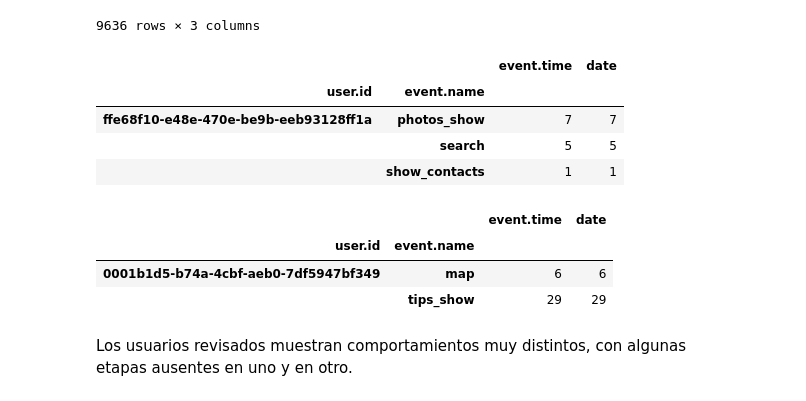
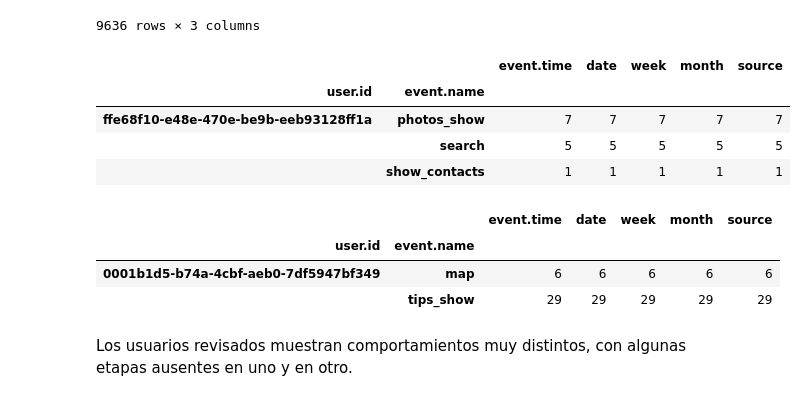
Before and after one commit to Alop89/integral_project, a Jupyter notebook: structuring/descomposicion.ipynb, the cells around one changed output. Saved outputs shown, nothing was run; the diff lists cells and outputs as text; code cells hidden in the pictures.

Commit message:
Se agregan datos de fuente de adquisición y calculos relacionados a primeras visitas

```diff
--- a/structuring/descomposicion.ipynb
+++ b/structuring/descomposicion.ipynb
@@ -86,8 +88,8 @@ dtype: int64
 # Cambio en el formato de datos de la columna 'event.time' y creación de columna 'date', tambíen se añaden columnas de semana y mes
 data['event.time'] = pd.to_datetime(data['event.time'], unit= 'ns')
 data['date'] = data['event.time'].dt.date
-data['week'] = data['event.time'].dt.to_period('W').dt.start_time
-data['month'] = data['event.time'].dt.to_period('M').dt.start_time
+data['week'] = data['event.time'].dt.isocalendar().week
+data['month'] = data['event.time'].dt.to_period('M').dt.month
 # %% [markdown]
 Se cambió el formato de la columna 'event.time' para que tuviera formato de fecha (conservando el tiempo) y se agregó una columna 'date' con la fecha de cada evento.
 # %%
@@ -128,6 +130,9 @@ Cantidad de datos nulos:
 userId    0
 source    0
 dtype: int64
+# %%
+# Se cambia el nombre de la columna 'userId' para que coincida con la columna 'user.id'
+source.columns = ['user.id', 'source']
 # %%
 # Fuentes
 source['source'].value_counts()
@@ -216,3 +195,10 @@ favorites_add     1417
 tips_click         814
 contacts_call      541
 Name: count, dtype: int64
+# %%
+# Union de la tabla de data con source para obtener datos de fuentes de donde provienen los usuarios
+
+user_source = pd.merge(data, source, on ='user.id', how ='inner')
+
+# Se comprueba la existencia de valores nulos
+user_source.isnull().sum()
@@ -237,23 +232,23 @@ group_by_users
 9636 rows × 3 columns
 # %%
 # Análisis de usuario 1
-user_1 = data[data['user.id']== 'ffe68f10-e48e-470e-be9b-eeb93128ff1a'].groupby(['user.id', 'event.name'])
+user_1 = user_source[user_source['user.id']== 'ffe68f10-e48e-470e-be9b-eeb93128ff1a'].groupby(['user.id', 'event.name'])
 user_1.count()
 # %% [output]
-|  |  | event.time | date |
-| user.id | event.name |  |  |
-| ffe68f10-e48e-470e-be9b-eeb93128ff1a | photos_show | 7 | 7 |
-|  | search | 5 | 5 |
-|  | show_contacts | 1 | 1 |
+|  |  | event.time | date | week | month | source |
+| user.id | event.name |  |  |  |  |  |
+| ffe68f10-e48e-470e-be9b-eeb93128ff1a | photos_show | 7 | 7 | 7 | 7 | 7 |
+|  | search | 5 | 5 | 5 | 5 | 5 |
+|  | show_contacts | 1 | 1 | 1 | 1 | 1 |
 # %%
 # Análisis de usuario 2
-user_2 = data[data['user.id']== '0001b1d5-b74a-4cbf-aeb0-7df5947bf349'].groupby(['user.id','event.name']).count()
+user_2 = user_source[user_source['user.id']== '0001b1d5-b74a-4cbf-aeb0-7df5947bf349'].groupby(['user.id','event.name']).count()
 user_2
 # %% [output]
-|  |  | event.time | date |
-| user.id | event.name |  |  |
-| 0001b1d5-b74a-4cbf-aeb0-7df5947bf349 | map | 6 | 6 |
-|  | tips_show | 29 | 29 |
+|  |  | event.time | date | week | month | source |
+| user.id | event.name |  |  |  |  |  |
+| 0001b1d5-b74a-4cbf-aeb0-7df5947bf349 | map | 6 | 6 | 6 | 6 | 6 |
+|  | tips_show | 29 | 29 | 29 | 29 | 29 |
 # %% [markdown]
 Los usuarios revisados muestran comportamientos muy distintos, con algunas etapas ausentes en uno y en otro.
 # %%
```
Also changed, not shown: parts of 11 cells of this notebook.
